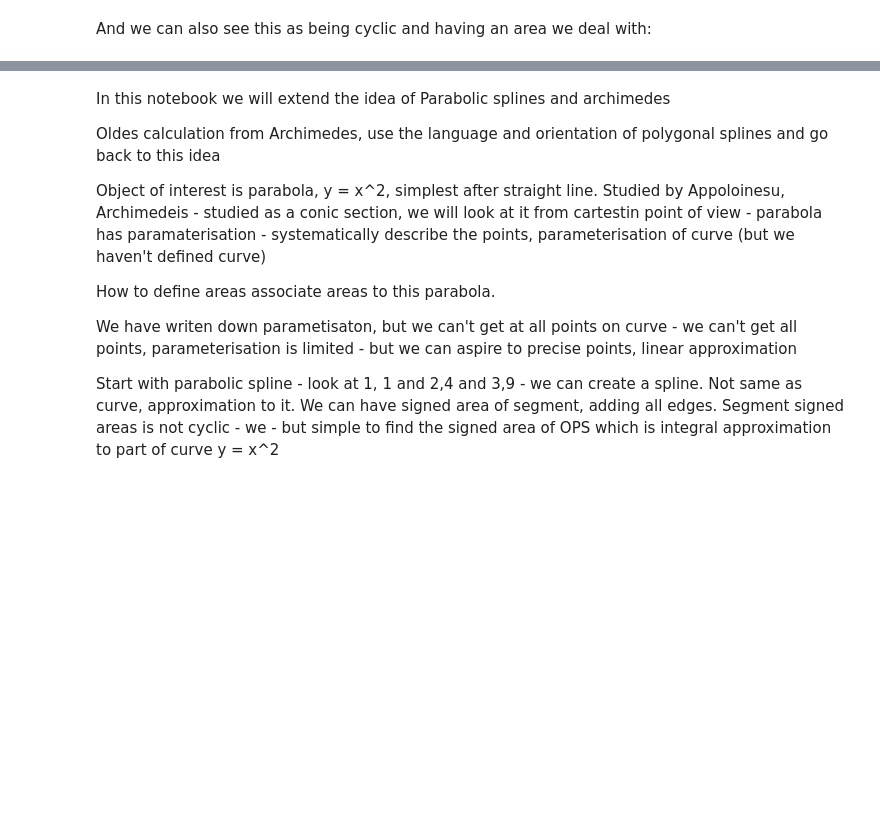
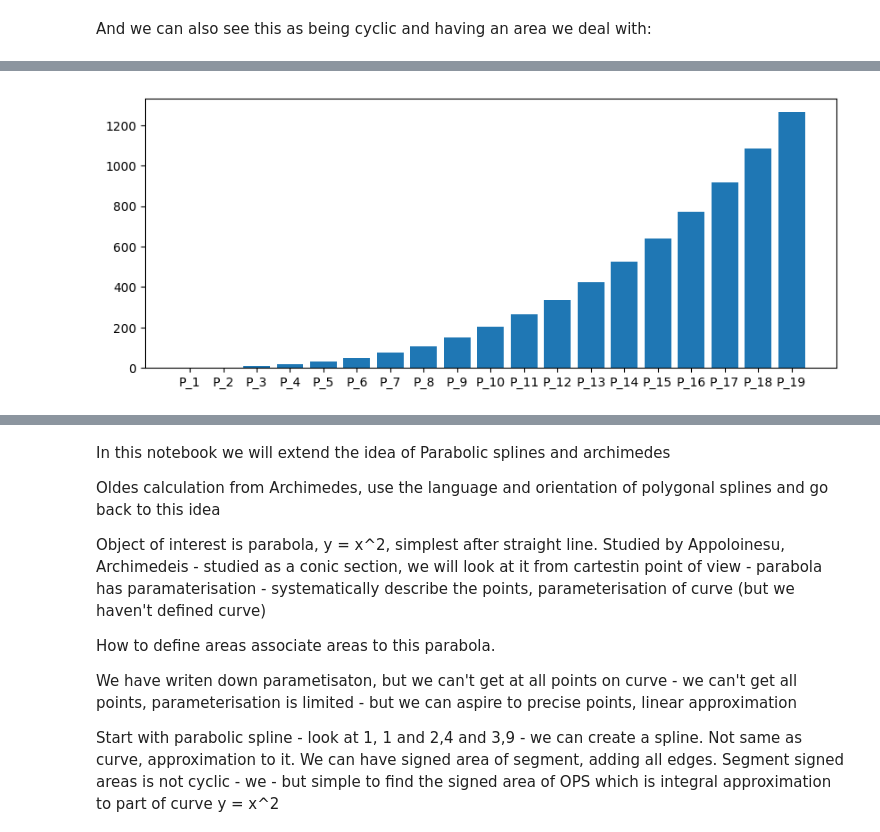
Before and after one commit to jgab3103/Jamie-Gabriel, a Jupyter notebook: Notebooks/Algebraic_Calculus_Notes_6.ipynb, the cells around one changed output, grey strips where cells are left out. Cells and saved outputs as stored; diff of their text form; code cells hidden in the pictures; blank space fills up the shorter version.

```diff
--- a/Notebooks/Algebraic_Calculus_Notes_6.ipynb
+++ b/Notebooks/Algebraic_Calculus_Notes_6.ipynb
@@ -43,0 +97,7 @@ we will start by
+# %%
+m = [((i + 1) * i * (i + 1))/6 for i in range(1,20)]
+l = ["P_" + str(i) for i in range(1,20)]
+fig=plt.figure(figsize=(10,4), dpi= 100)
+p = plt.bar(l, m)
+# %% [output]
+[figure, added]
```
Also changed, not shown: parts of 32 cells of this notebook.
